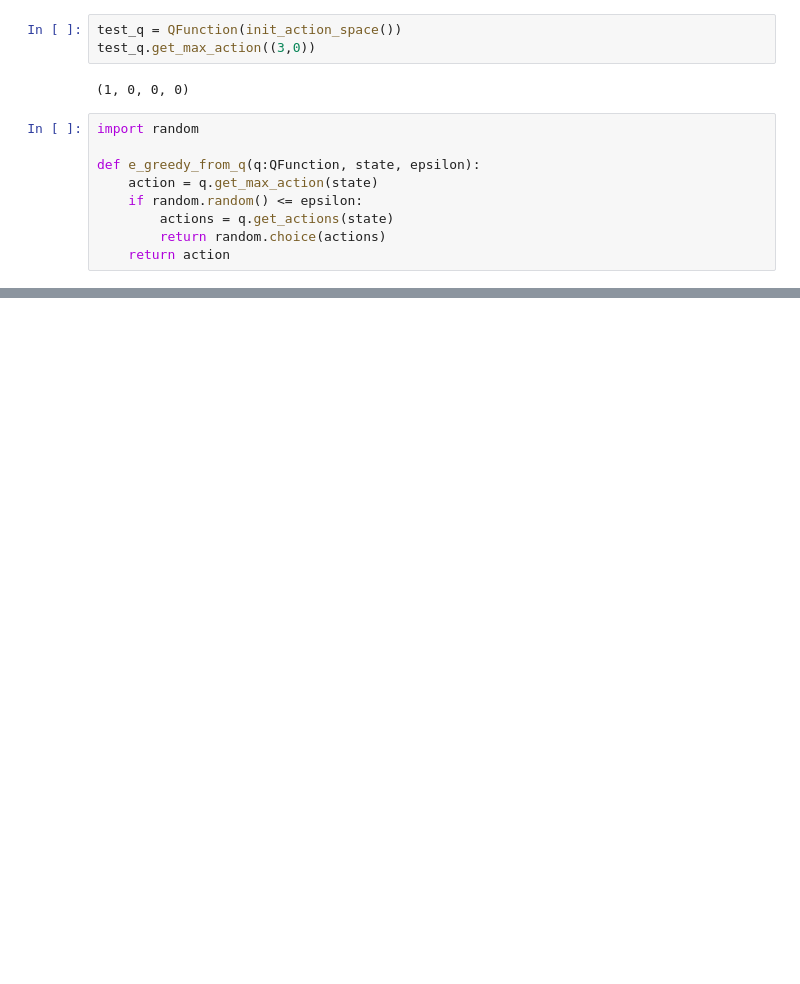
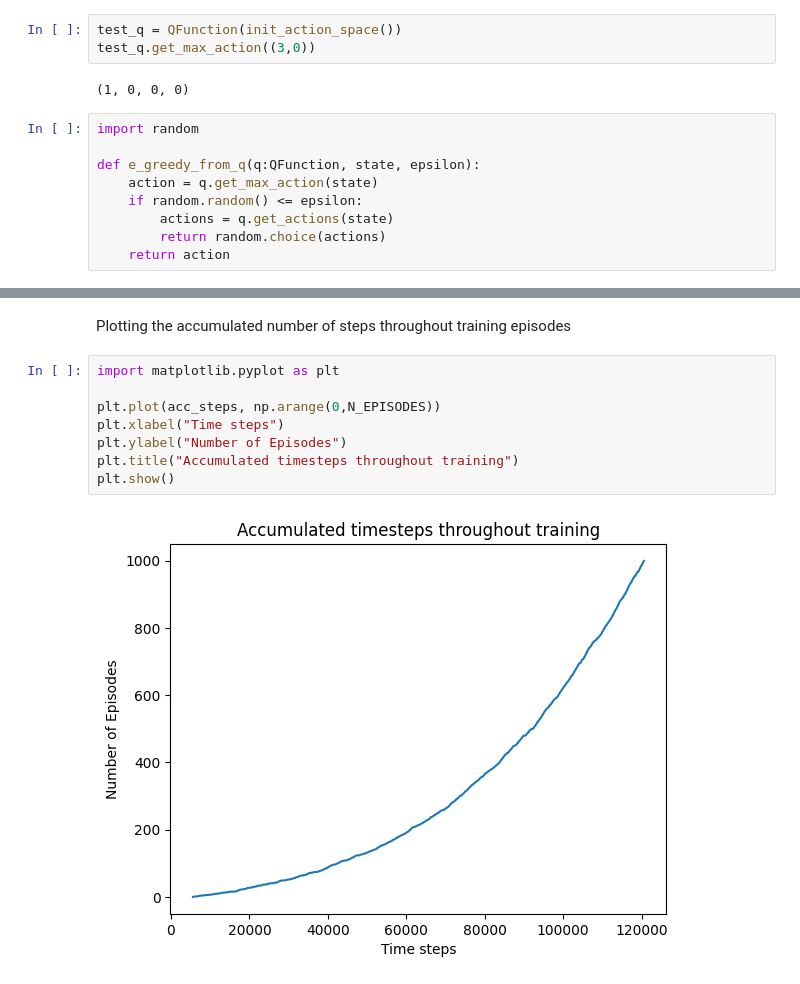
Before and after one commit to jsmithdlc/sutton-barto-programming, a Jupyter notebook: notebooks/chapter_6.ipynb, the cells around one changed output, grey strips where cells are left out. Drawn from its saved outputs; the diff is of its cells as text; blank space fills up the shorter version.

```diff
--- a/notebooks/chapter_6.ipynb
+++ b/notebooks/chapter_6.ipynb
@@ -222,5 +232,17 @@ for i in tqdm(range(N_EPISODES)):
         new_q = q_func.get_value(s,a) + ALPHA*(r + 1*q_func.get_value(s_p, a_p) - q_func.get_value(s,a))
         q_func.update(s, a, new_q)
+# %% [markdown]
+Plotting the accumulated number of steps throughout training episodes
+# %%
+import matplotlib.pyplot as plt
+
+plt.plot(acc_steps, np.arange(0,N_EPISODES))
+plt.xlabel("Time steps")
+plt.ylabel("Number of Episodes")
+plt.title("Accumulated timesteps throughout training")
+plt.show()
+# %% [output]
+[figure, added]
 # %%
 windy_env.plot_trayectory()
 # %% [output]
```
Also changed, not shown: parts of 19 cells of this notebook.
